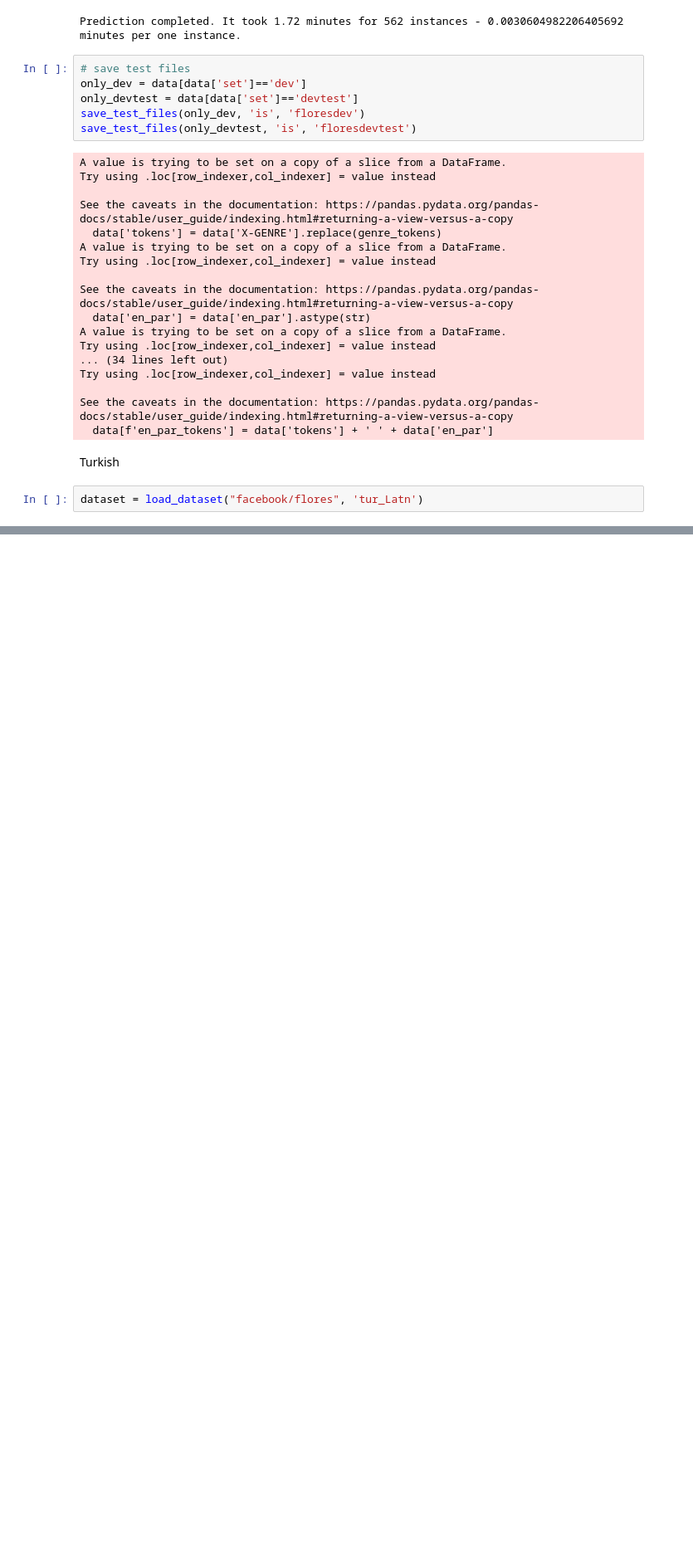
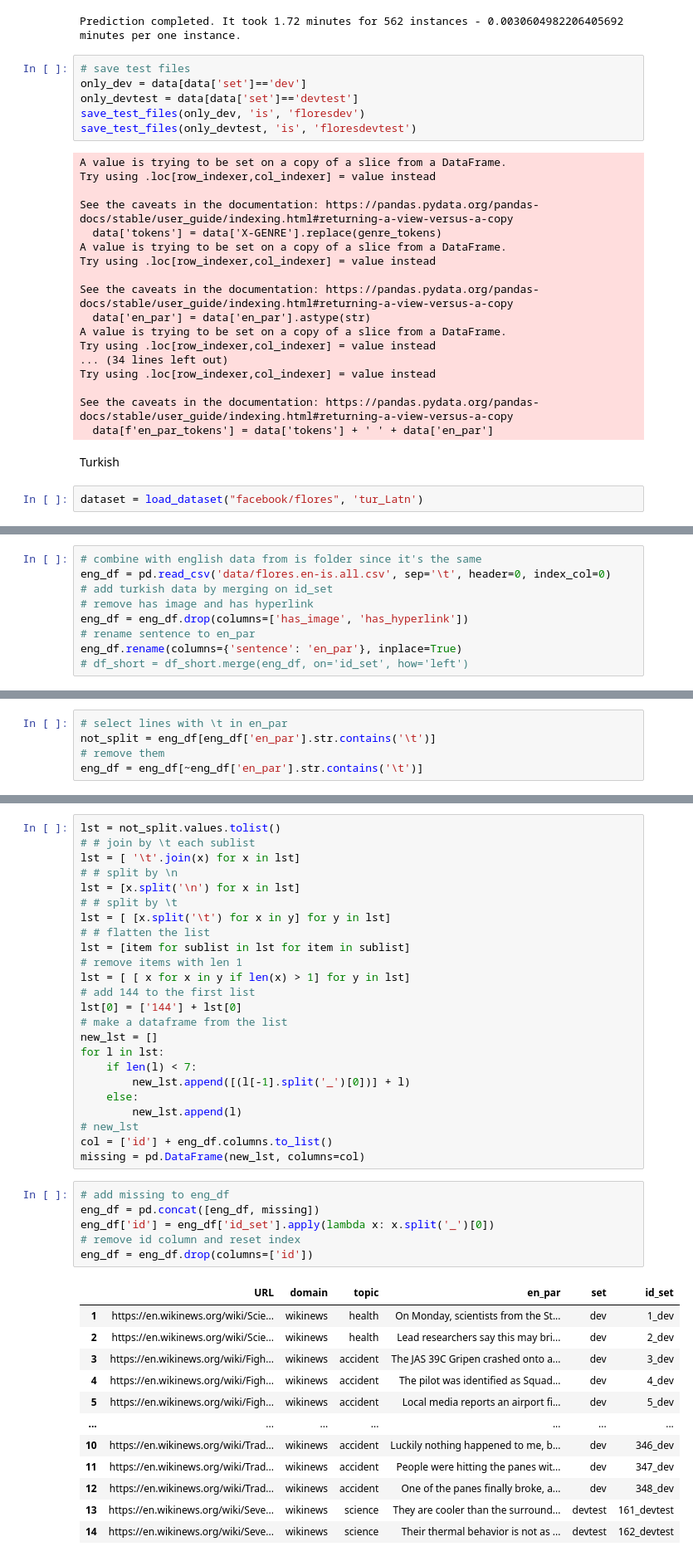
Before and after one commit to Malina03/Genre-enabled-NMT, a Jupyter notebook: process_extra_data.ipynb, the cells around one changed output, grey strips where cells are left out. Shown at 83% size. Cells and saved outputs as stored; diff of their text form; blank space fills up the shorter version.

```diff
--- a/process_extra_data.ipynb
+++ b/process_extra_data.ipynb
@@ -479,0 +457,9 @@ See the caveats in the documentation: https://pandas.pydata.org/pandas-docs/stab
+# %%
+# combine with english data from is folder since it's the same
+eng_df = pd.read_csv('data/flores.en-is.all.csv', sep='\t', header=0, index_col=0)
+# add turkish data by merging on id_set
+# remove has image and has hyperlink
+eng_df = eng_df.drop(columns=['has_image', 'has_hyperlink'])
+# rename sentence to en_par
+eng_df.rename(columns={'sentence': 'en_par'}, inplace=True)
+# df_short = df_short.merge(eng_df, on='id_set', how='left')
@@ -479,0 +474,5 @@ See the caveats in the documentation: https://pandas.pydata.org/pandas-docs/stab
+# %%
+# select lines with \t in en_par
+not_split = eng_df[eng_df['en_par'].str.contains('\t')]
+# remove them
+eng_df = eng_df[~eng_df['en_par'].str.contains('\t')]
@@ -479,0 +488,43 @@ See the caveats in the documentation: https://pandas.pydata.org/pandas-docs/stab
+# %%
+lst = not_split.values.tolist()
+# # join by \t each sublist
+lst = [ '\t'.join(x) for x in lst]
+# # split by \n
+lst = [x.split('\n') for x in lst]
+# # split by \t
+lst = [ [x.split('\t') for x in y] for y in lst]
+# # flatten the list
+lst = [item for sublist in lst for item in sublist]
+# remove items with len 1
+lst = [ [ x for x in y if len(x) > 1] for y in lst]
+# add 144 to the first list
+lst[0] = ['144'] + lst[0]
+# make a dataframe from the list
+new_lst = []
+for l in lst:
+    if len(l) < 7:
+        new_lst.append([(l[-1].split('_')[0])] + l)
+    else:
+        new_lst.append(l)
+# new_lst
+col = ['id'] + eng_df.columns.to_list()
+missing = pd.DataFrame(new_lst, columns=col)
+# %%
+# add missing to eng_df
+eng_df = pd.concat([eng_df, missing])
+eng_df['id'] = eng_df['id_set'].apply(lambda x: x.split('_')[0])
+# remove id column and reset index
+eng_df = eng_df.drop(columns=['id'])
+# %% [output]
+|  | URL | domain | topic | en_par | set | id_set |
+| 1 | https://en.wikinews.org/wiki/Scie... | wikinews | health | On Monday, scientists from the St... | dev | 1_dev |
+| 2 | https://en.wikinews.org/wiki/Scie... | wikinews | health | Lead researchers say this may bri... | dev | 2_dev |
+| 3 | https://en.wikinews.org/wiki/Figh... | wikinews | accident | The JAS 39C Gripen crashed onto a... | dev | 3_dev |
+| 4 | https://en.wikinews.org/wiki/Figh... | wikinews | accident | The pilot was identified as Squad... | dev | 4_dev |
+| 5 | https://en.wikinews.org/wiki/Figh... | wikinews | accident | Local media reports an airport fi... | dev | 5_dev |
+| ... | ... | ... | ... | ... | ... | ... |
+| 10 | https://en.wikinews.org/wiki/Trad... | wikinews | accident | Luckily nothing happened to me, b... | dev | 346_dev |
+| 11 | https://en.wikinews.org/wiki/Trad... | wikinews | accident | People were hitting the panes wit... | dev | 347_dev |
+| 12 | https://en.wikinews.org/wiki/Trad... | wikinews | accident | One of the panes finally broke, a... | dev | 348_dev |
+| 13 | https://en.wikinews.org/wiki/Seve... | wikinews | science | They are cooler than the surround... | devtest | 161_devtest |
+| 14 | https://en.wikinews.org/wiki/Seve... | wikinews | science | Their thermal behavior is not as ... | devtest | 162_devtest |
```
Also changed, not shown: parts of 12 cells of this notebook, 2 other files.
